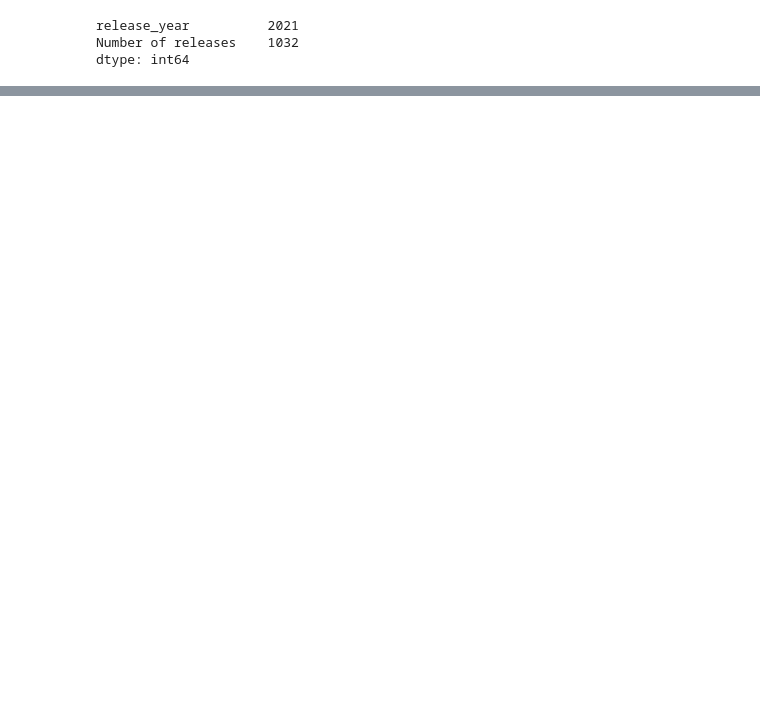
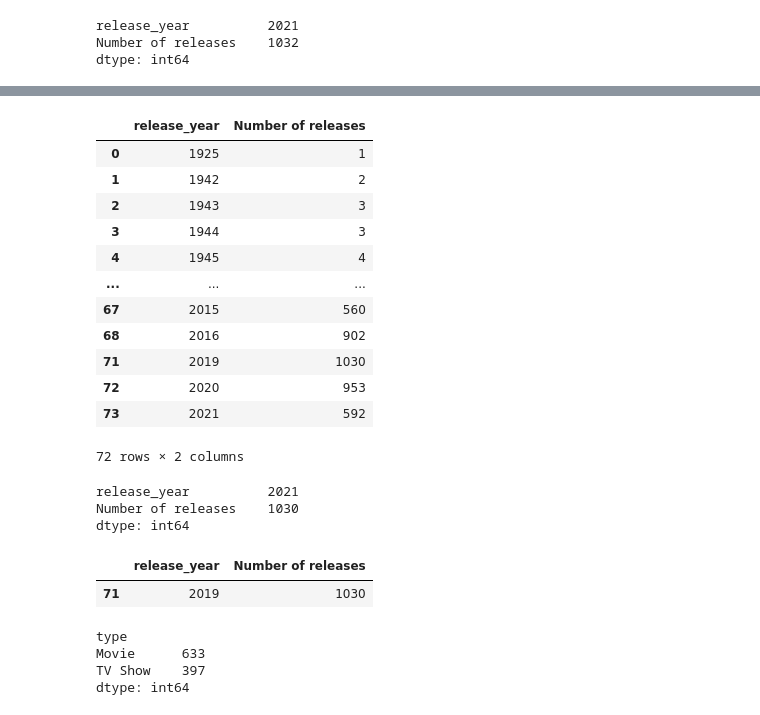
Before and after one commit to OmamaImran/Movie-Analysis, a Jupyter notebook: Movie_Analysis.ipynb, the cells around one changed output, grey strips where cells are left out. Cells and saved outputs as stored; diff of their text form; code cells hidden in the pictures; blank space fills up the shorter version.

```diff
--- a/Movie_Analysis.ipynb
+++ b/Movie_Analysis.ipynb
@@ -305,0 +322,36 @@ dtype: int64
+# %%
+yeartemp= year.drop([70,69])
+# %%
+yeartemp
+# %% [output]
+|  | release_year | Number of releases |
+| 0 | 1925 | 1 |
+| 1 | 1942 | 2 |
+| 2 | 1943 | 3 |
+| 3 | 1944 | 3 |
+| 4 | 1945 | 4 |
+| ... | ... | ... |
+| 67 | 2015 | 560 |
+| 68 | 2016 | 902 |
+| 71 | 2019 | 1030 |
+| 72 | 2020 | 953 |
+| 73 | 2021 | 592 |
+72 rows × 2 columns
+# %%
+yeartemp.max()
+# %% [output]
+release_year          2021
+Number of releases    1030
+dtype: int64
+# %%
+year[year["Number of releases"]==1030]
+# %% [output]
+|  | release_year | Number of releases |
+| 71 | 2019 | 1030 |
+# %%
+df[df["release_year"]==2019].groupby("type").size()
+# %% [output]
+type
+Movie      633
+TV Show    397
+dtype: int64
```
Also changed, not shown: parts of 26 cells of this notebook.
